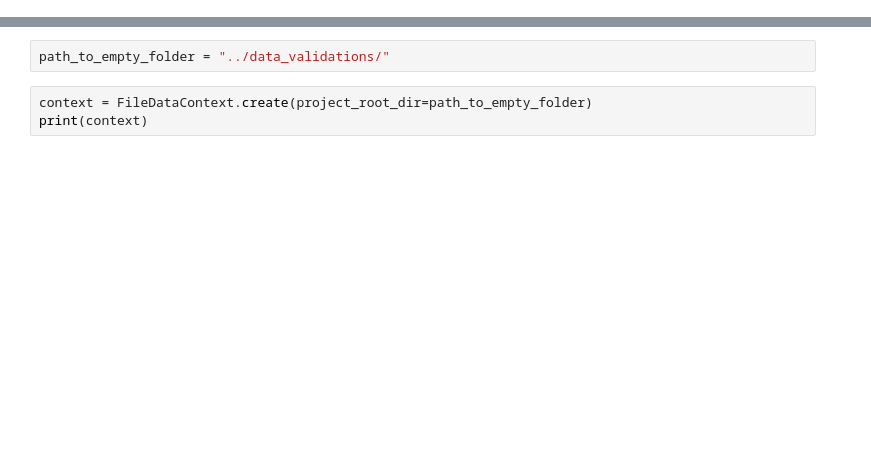
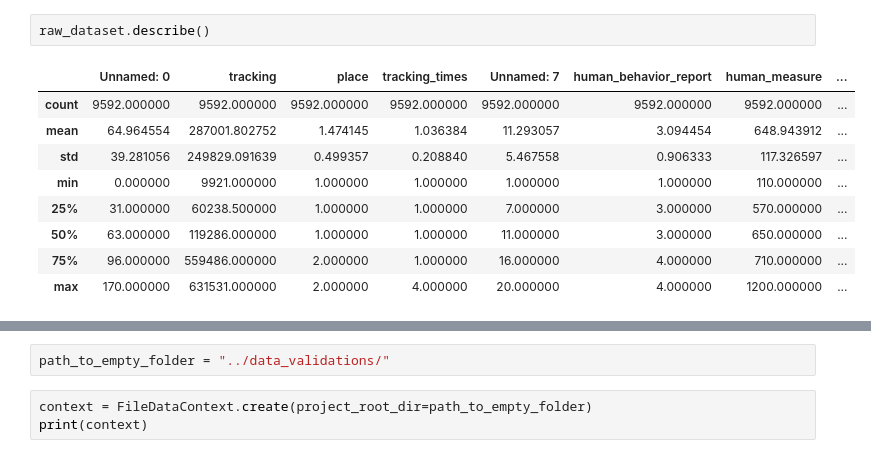
Before and after one commit to afanzott/Data_Science_Best_Practice, a Jupyter notebook: research_notebooks/8_data_validation.ipynb, the cells around one changed output, grey strips where cells are left out. Saved outputs shown, nothing was run; the diff lists cells and outputs as text; blank space fills up the shorter version.

```diff
--- a/research_notebooks/8_data_validation.ipynb
+++ b/research_notebooks/8_data_validation.ipynb
@@ -8,0 +33,12 @@ from great_expectations.data_context import FileDataContext
+# %%
+raw_dataset.describe()
+# %% [output]
+|  | Unnamed: 0 | tracking | place | tracking_times | Unnamed: 7 | human_behavior_report | human_measure | ... |
+| count | 9592.000000 | 9592.000000 | 9592.000000 | 9592.000000 | 9592.000000 | 9592.000000 | 9592.000000 | ... |
+| mean | 64.964554 | 287001.802752 | 1.474145 | 1.036384 | 11.293057 | 3.094454 | 648.943912 | ... |
+| std | 39.281056 | 249829.091639 | 0.499357 | 0.208840 | 5.467558 | 0.906333 | 117.326597 | ... |
+| min | 0.000000 | 9921.000000 | 1.000000 | 1.000000 | 1.000000 | 1.000000 | 110.000000 | ... |
+| 25% | 31.000000 | 60238.500000 | 1.000000 | 1.000000 | 7.000000 | 3.000000 | 570.000000 | ... |
+| 50% | 63.000000 | 119286.000000 | 1.000000 | 1.000000 | 11.000000 | 3.000000 | 650.000000 | ... |
+| 75% | 96.000000 | 559486.000000 | 2.000000 | 1.000000 | 16.000000 | 4.000000 | 710.000000 | ... |
+| max | 170.000000 | 631531.000000 | 2.000000 | 4.000000 | 20.000000 | 4.000000 | 1200.000000 | ... |
```
Also changed, not shown: parts of 30 cells of this notebook, 1 other file.
